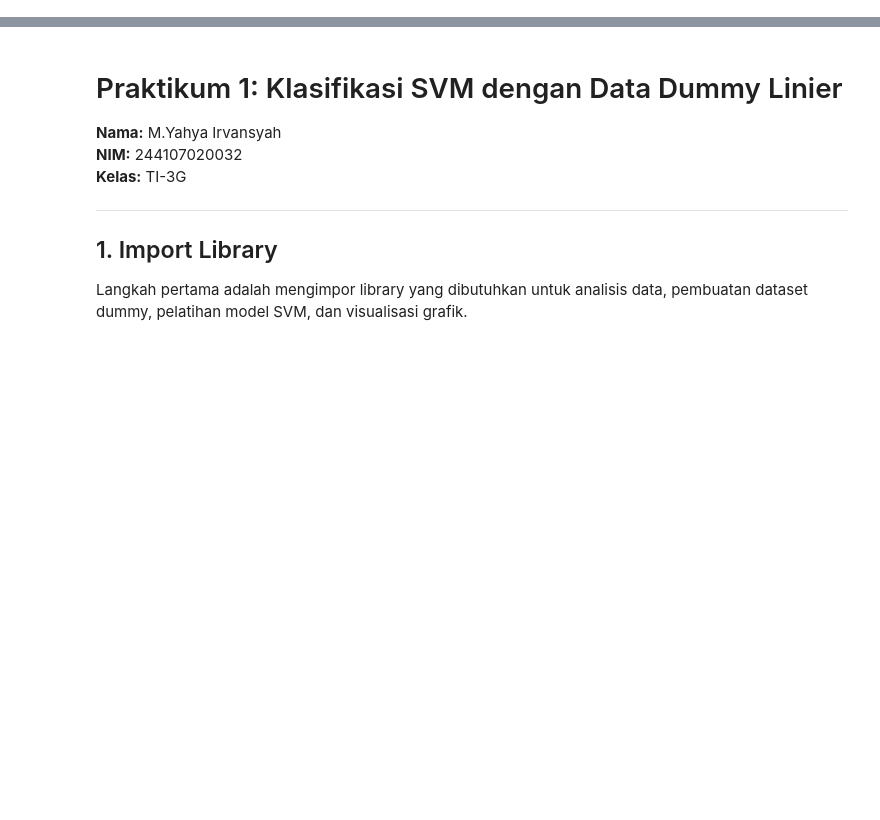
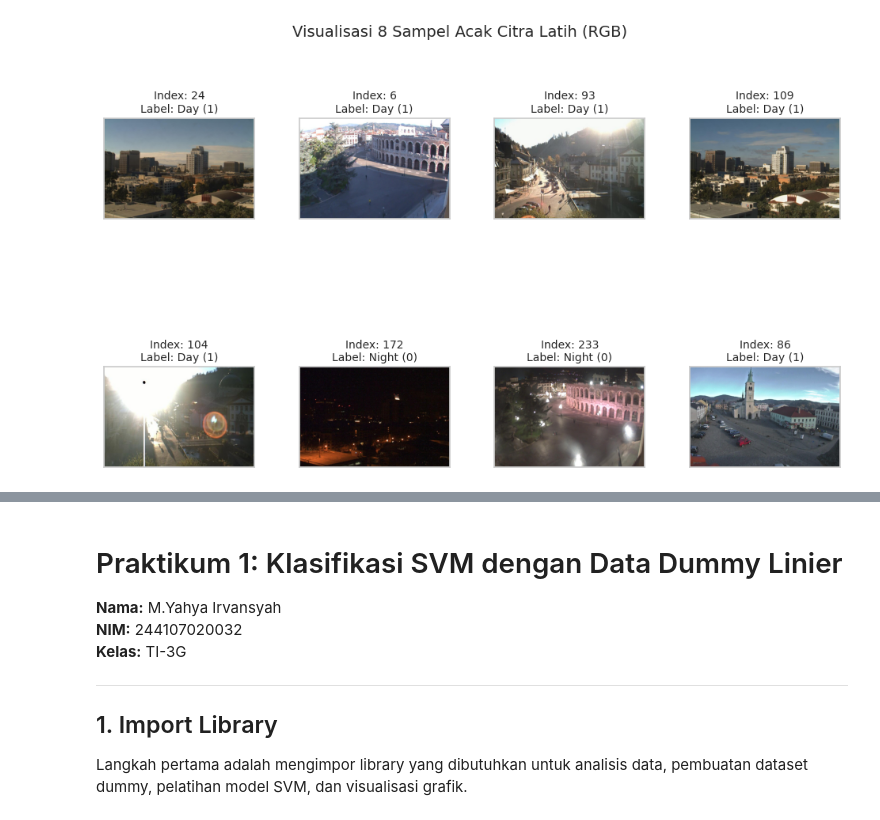
Before and after one commit to Yahya1805/machine-learning_2026, a Jupyter notebook: ML_JS11_10_Klasifikasi2.ipynb, the cells around one changed output, grey strips where cells are left out. Cells and saved outputs as stored; diff of their text form; code cells hidden in the pictures; blank space fills up the shorter version.

```diff
--- a/ML_JS11_10_Klasifikasi2.ipynb
+++ b/ML_JS11_10_Klasifikasi2.ipynb
@@ -2,0 +93,15 @@
+# %%
+import cv2
+import numpy as np
+import pandas as pd
+import matplotlib.pyplot as plt
+import seaborn as sns
+
+from sklearn.svm import SVC
+from sklearn.preprocessing import StandardScaler
+from sklearn.pipeline import Pipeline
+from sklearn.model_selection import GridSearchCV, StratifiedKFold
+from sklearn.metrics import classification_report, confusion_matrix, accuracy_score
+
+sns.set_theme(style='whitegrid')
+%matplotlib inline
@@ -2,0 +156,26 @@
+# %%
+# Memvisualisasikan kembali 8 sampel citra secara acak setelah data berhasil dimuat dengan benar
+import matplotlib.pyplot as plt
+import numpy as np
+
+if len(X_train_raw) > 0:
+    fig, axes = plt.subplots(2, 4, figsize=(12, 7))
+    fig.subplots_adjust(hspace=0.4, wspace=0.3)
+
+    np.random.seed(42)
+    indices = np.random.choice(len(X_train_raw), size=8, replace=False)
+
+    for i, ax in enumerate(axes.flat):
+        idx = indices[i]
+        ax.imshow(X_train_raw[idx])
+        label_text = "Day (1)" if y_train[idx] == 1 else "Night (0)"
+        ax.set_title(f"Index: {idx}\nLabel: {label_text}", fontsize=10)
+        ax.set_xticks([])
+        ax.set_yticks([])
+
+    plt.suptitle("Visualisasi 8 Sampel Acak Citra Latih (RGB)", fontsize=14, y=0.98)
+    plt.show()
+else:
+    print("[ERROR] Data masih kosong. Harap pastikan sel load_dataset (fe9f11d2) telah dijalankan terlebih dahulu.")
+# %% [output]
+[figure, added]
```
Also changed, not shown: parts of 18 cells of this notebook.
